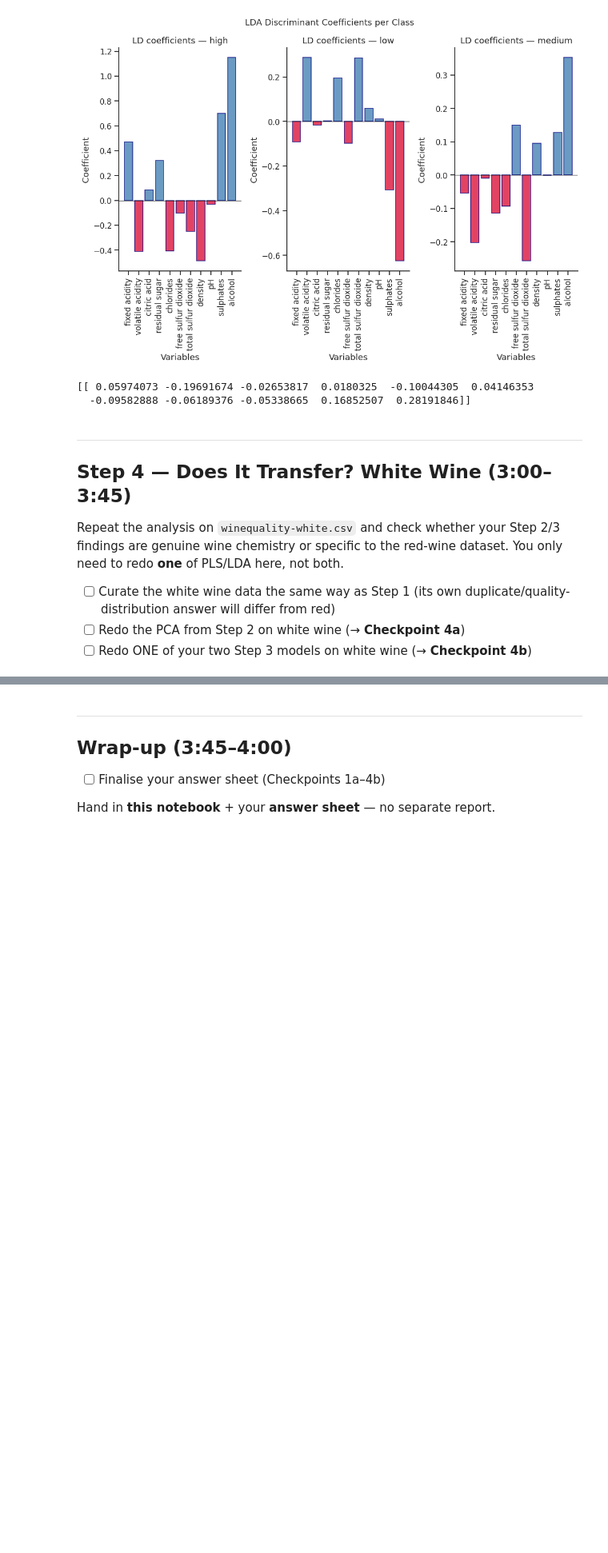
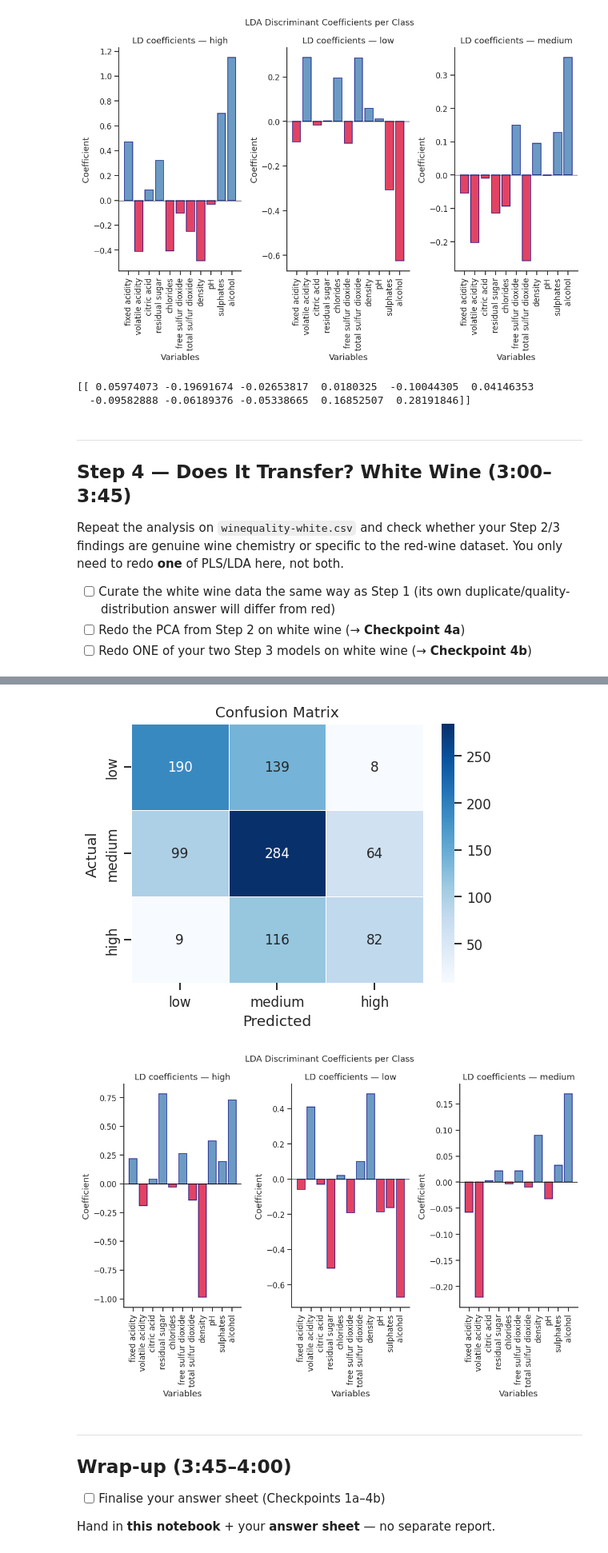
Before and after one commit to felixlowenhielm-alt/1kb570_2026, a Jupyter notebook: Labs/02_modelling_wine_quality/starter_notebook.ipynb, the cells around one changed output, grey strips where cells are left out. Shown at 80% size. Cells and saved outputs as stored; diff of their text form; code cells hidden in the pictures; blank space fills up the shorter version.

```diff
--- a/Labs/02_modelling_wine_quality/starter_notebook.ipynb
+++ b/Labs/02_modelling_wine_quality/starter_notebook.ipynb
@@ -424,7 +424,7 @@ Proportion of between-class variance explained:
 
 y_pred = lda.predict(X_test)
 
-print('Classification report (on training data — optimistic!):')
+print('Classification report:')
 print(classification_report(y_test, y_pred, labels=labels, target_names=labels))
 
 cm = confusion_matrix(y_test, y_pred, labels=labels)
@@ -435,7 +435,7 @@ sns.heatmap(cm, annot=True, fmt='d', cmap='Blues',
             linewidths=0.5, ax=ax)
 ax.set_xlabel('Predicted')
 ax.set_ylabel('Actual')
-ax.set_title('Confusion Matrix (training set)')
+ax.set_title('Confusion Matrix')
 plt.tight_layout()
 plt.show()
 # %% [output]
@@ -503,3 +624,62 @@ df.head()
 # white wine, same methodology as before. Compare validated performance and
 # top variables to your red-wine result (Checkpoint 3a/3b/3d) -- write the
 # comparison on the answer sheet (Checkpoint 4b).
+
+
+bins = [2, 5, 6, 9]
+labels = ['low', 'medium', 'high']
+
+y_cat = pd.cut(y, bins=bins, labels=labels)
+
+print(y_cat.value_counts())
+
+
+X_train, X_test, y_train, y_test = train_test_split(X_scaled, y_cat, test_size=0.25, random_state=RANDOM_STATE, stratify=y_cat)
+lda = LinearDiscriminantAnalysis()
+
+lda.fit(X_train, y_train)
+
+# Explained variance ratio of each discriminant
+print('Proportion of between-class variance explained:')
+for i, ev in enumerate(lda.explained_variance_ratio_, 1):
+    print(f'  LD{i}: {ev*100:.1f}%')
+
+
+
+
+y_pred = lda.predict(X_test)
+
+print('Classification report:')
+print(classification_report(y_test, y_pred, labels=labels, target_names=labels))
+
+cm = confusion_matrix(y_test, y_pred, labels=labels)
+
+fig, ax = plt.subplots(figsize=(5, 4))
+sns.heatmap(cm, annot=True, fmt='d', cmap='Blues',
+            xticklabels=labels, yticklabels=labels,
+            linewidths=0.5, ax=ax)
+ax.set_xlabel('Predicted')
+ax.set_ylabel('Actual')
+ax.set_title('Confusion Matrix')
+plt.tight_layout()
+plt.show()
+
+
+coef_df = pd.DataFrame(lda.coef_, index=lda.classes_, columns=parameters)
+
+fig, axes = plt.subplots(1, 3, figsize=(10, 7))
+for ax, grade in zip(axes.flat, lda.classes_):
+    vals = coef_df.loc[grade]
+    colors = ['steelblue' if v > 0 else 'crimson' for v in vals]
+    ax.bar(parameters, vals, color=colors, edgecolor='navy', alpha=0.8)
+    ax.tick_params(axis='x', rotation=90)
+    ax.axhline(0, color='black', lw=0.8)
+    ax.set_title(f'LD coefficients — {grade}')
+    ax.set_xlabel('Variables')
+    ax.set_ylabel('Coefficient')
+    sns.despine(ax=ax)
+
+plt.suptitle('LDA Discriminant Coefficients per Class', fontsize=12)
+plt.tight_layout()
+plt.show()
+# %% [output]
@@ -506,3 +704,5 @@ df.head()
+[figure, added]
+[figure, added]
 # %% [markdown]
 ---
 ## Wrap-up (3:45–4:00)
```
Also changed, not shown: parts of 7 cells of this notebook.
